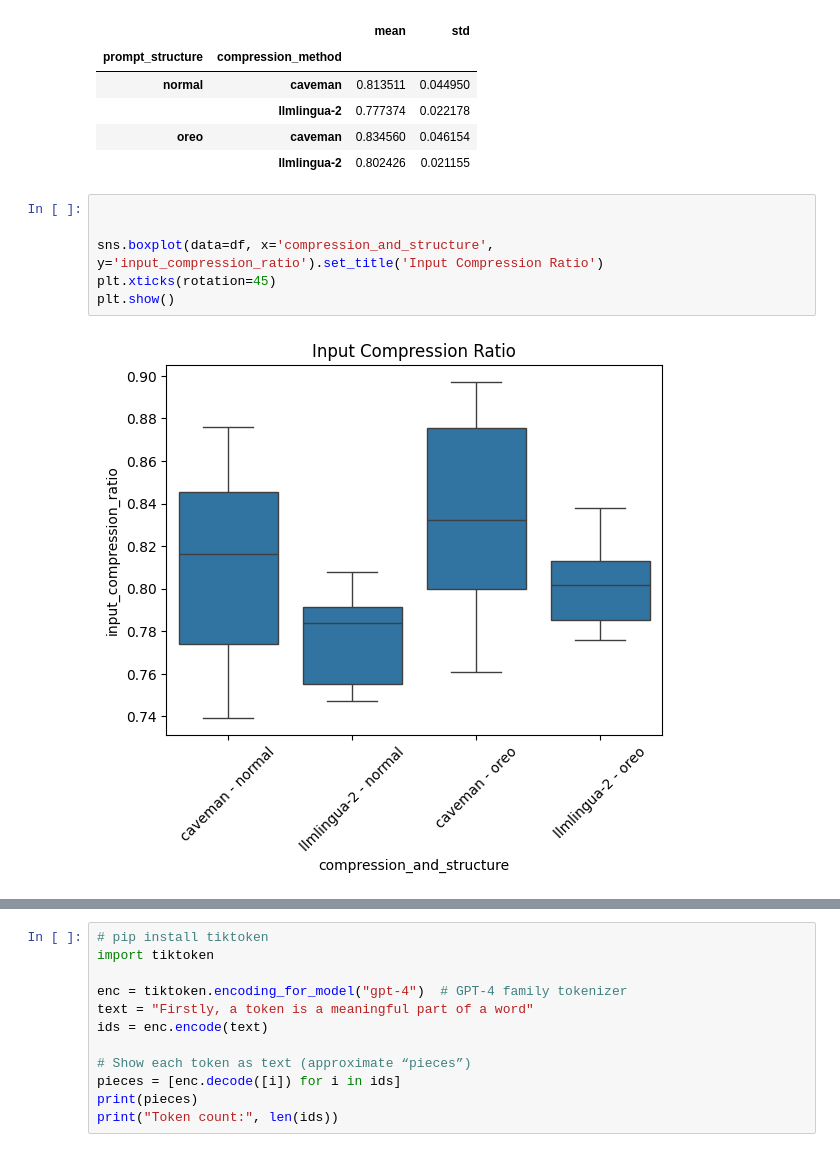
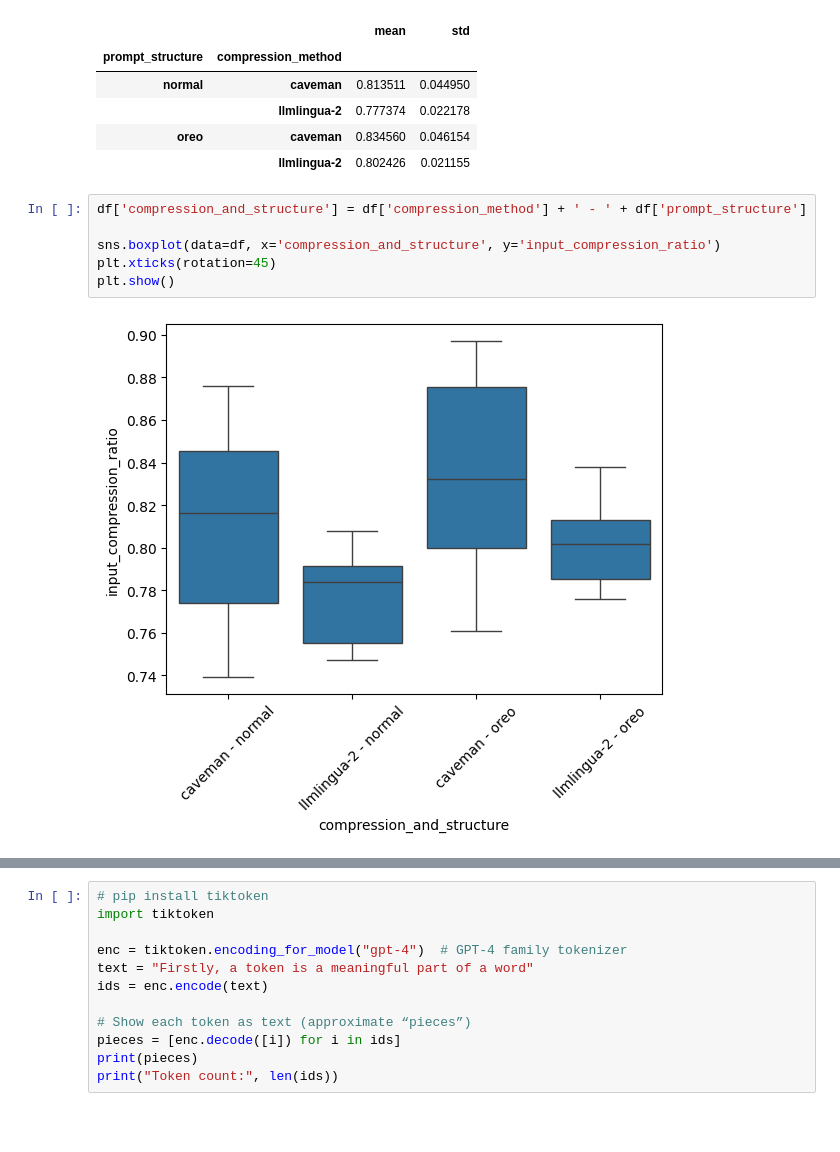
Before and after one commit to DEFRA/ai-spike-token-optimisation, a Jupyter notebook: compressors_testing.ipynb, the cells around one changed output, grey strips where cells are left out. Drawn from its saved outputs; the diff is of its cells as text; blank space fills up the shorter version.

```diff
--- a/compressors_testing.ipynb
+++ b/compressors_testing.ipynb
@@ -812,11 +802,11 @@ df.groupby(['prompt_structure', 'compression_method'])['input_compression_ratio'
 | oreo | caveman | 0.834560 | 0.046154 |
 |  | llmlingua-2 | 0.802426 | 0.021155 |
 # %%
+df['compression_and_structure'] = df['compression_method'] + ' - ' + df['prompt_structure']
 
-
-sns.boxplot(data=df, x='compression_and_structure', y='input_compression_ratio').set_title('Input Compression Ratio')
+sns.boxplot(data=df, x='compression_and_structure', y='input_compression_ratio')
 plt.xticks(rotation=45)
 plt.show()
 # %% [output]
-[figure, old version]
+[figure, new version]
 # %%
```
Also changed, not shown: parts of 2 cells of this notebook, 6 other files.
